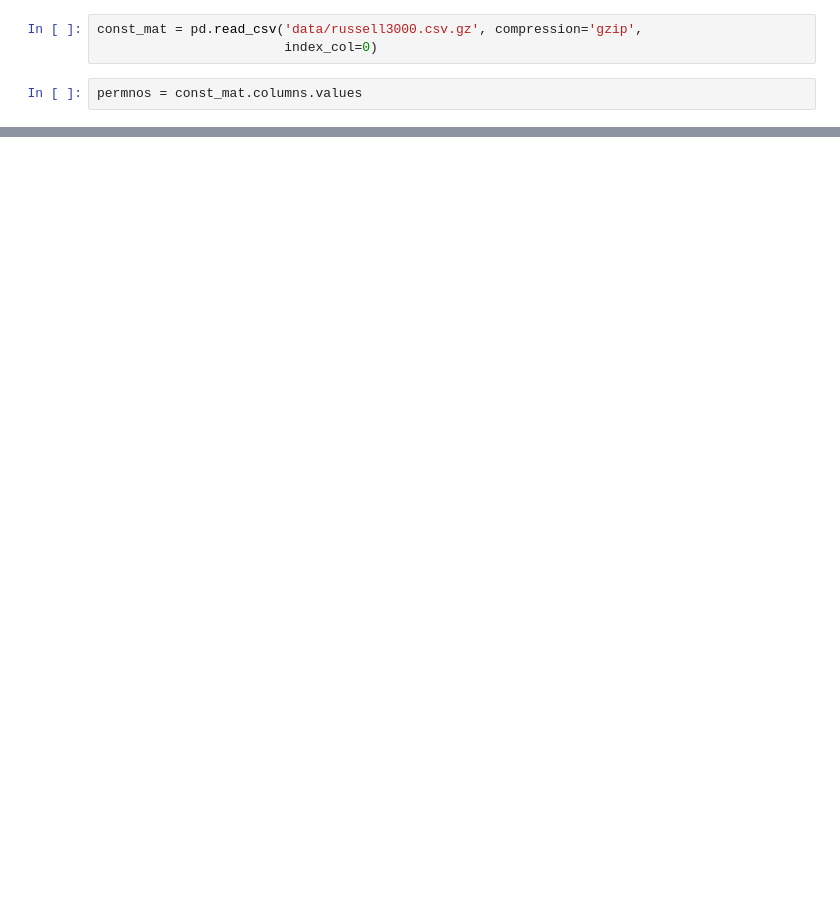
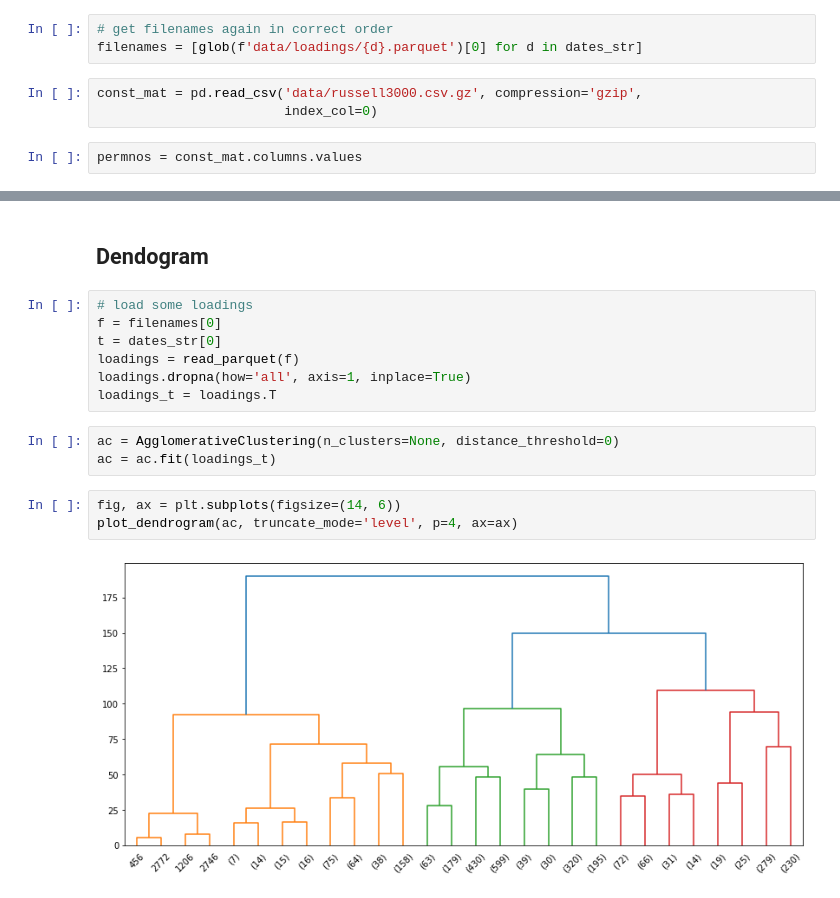
Before and after one commit to wvmrtn/fbd-project, a Jupyter notebook: clustering.ipynb, the cells around one changed output, grey strips where cells are left out. Drawn from its saved outputs; the diff is of its cells as text; blank space fills up the shorter version.

Commit message:
added clustering using agglomerative and wrad linkage

```diff
--- a/clustering.ipynb
+++ b/clustering.ipynb
@@ -14,6 +26,9 @@ filenames = glob('data/loadings/*.parquet')
 dates = [re.findall(r'\d{4}-\d{2}-\d{2}', f)[0] for f in filenames]
 dates_dt = pd.to_datetime(dates).sort_values()
 dates_str = dates_dt.strftime('%Y-%m-%d')
+# %%
+# get filenames again in correct order
+filenames = [glob(f'data/loadings/{d}.parquet')[0] for d in dates_str]
 # %%
 const_mat = pd.read_csv('data/russell3000.csv.gz', compression='gzip',
                         index_col=0)
@@ -29,0 +148,17 @@ len(info['naics'].unique())
+# %% [markdown]
+## Dendogram
+# %%
+# load some loadings
+f = filenames[0]
+t = dates_str[0]
+loadings = read_parquet(f)
+loadings.dropna(how='all', axis=1, inplace=True)
+loadings_t = loadings.T
+# %%
+ac = AgglomerativeClustering(n_clusters=None, distance_threshold=0)
+ac = ac.fit(loadings_t)
+# %%
+fig, ax = plt.subplots(figsize=(14, 6))
+plot_dendrogram(ac, truncate_mode='level', p=4, ax=ax)
+# %% [output]
+[figure, added]
```
Also changed, not shown: parts of 16 cells of this notebook, 3 other files.
